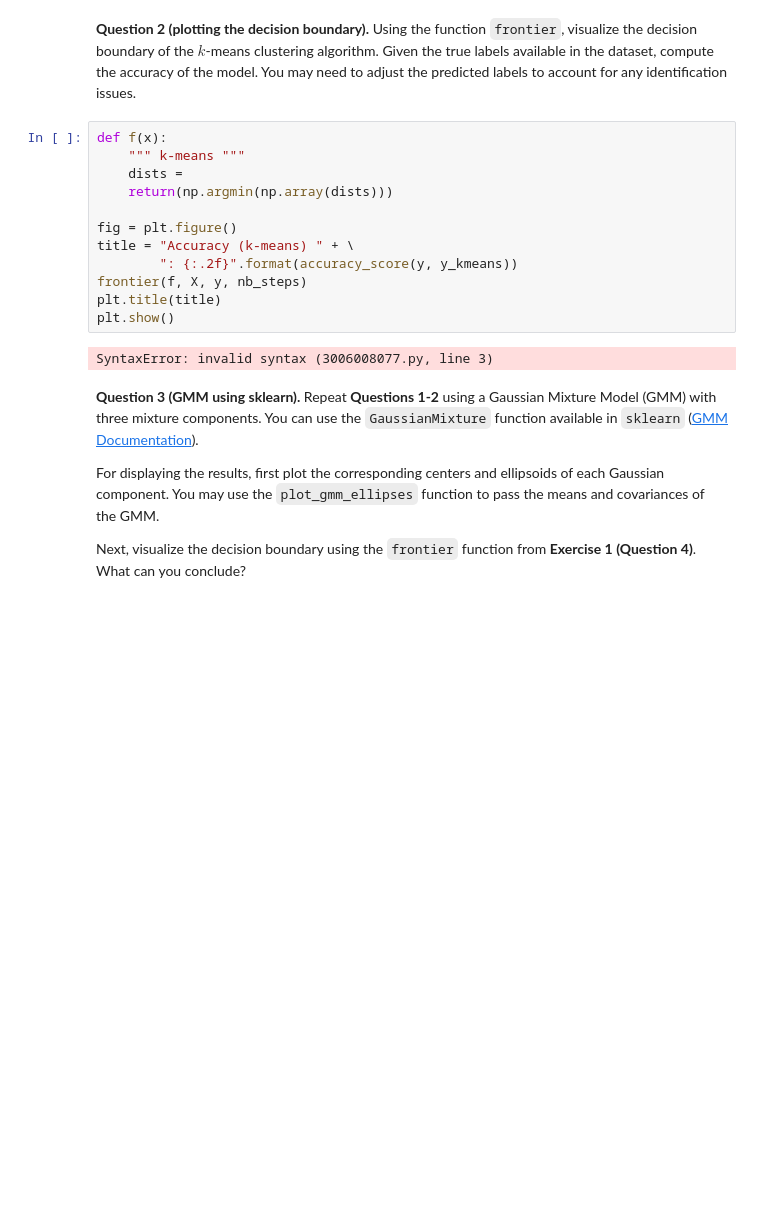
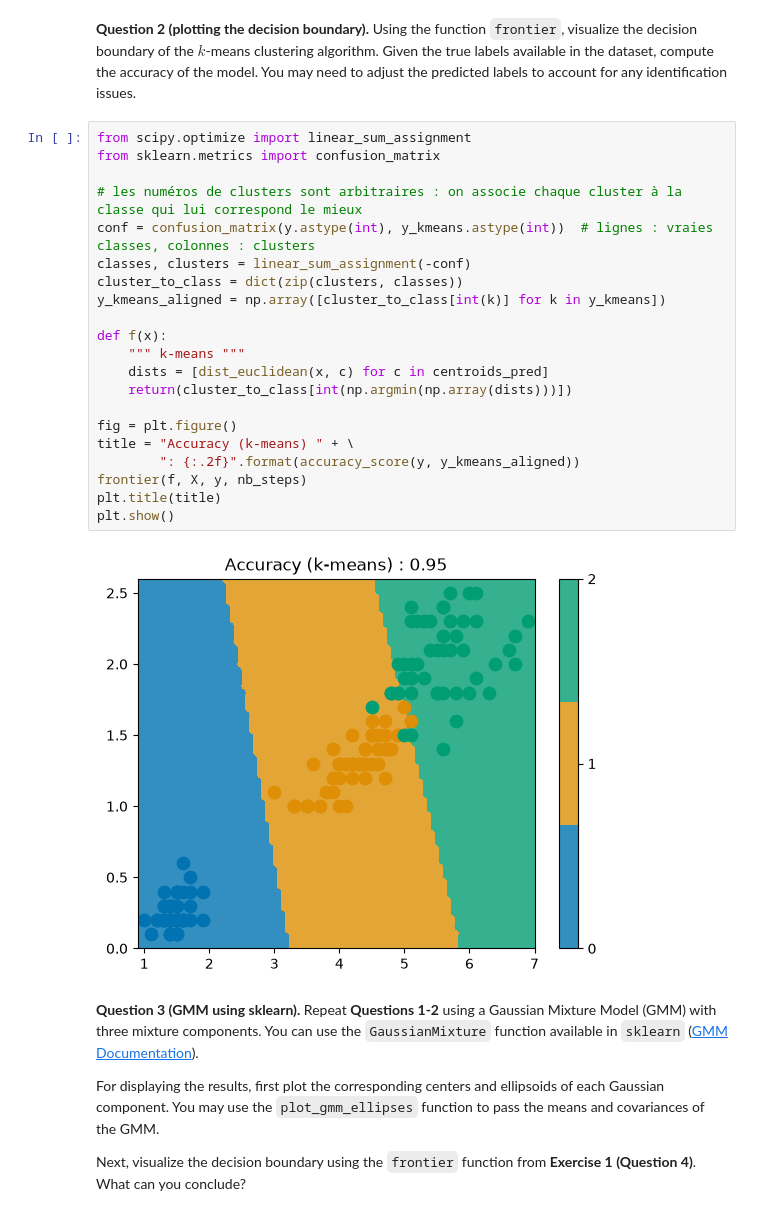
Before and after one commit to axelfrache/do5-frache-paillard-ml-tp2, a Jupyter notebook: TP_classification_clustering.ipynb, the cells around one changed output. Cells and saved outputs as stored; diff of their text form; blank space fills up the shorter version.

```diff
--- a/TP_classification_clustering.ipynb
+++ b/TP_classification_clustering.ipynb
@@ -430,19 +430,28 @@ Avec K = 2, setosa est séparée du reste et versicolor et virginica sont regrou
 # %% [markdown]
 **Question 2 (plotting the decision boundary).** Using the function `frontier`, visualize the decision boundary of the $k$-means clustering algorithm. Given the true labels available in the dataset, compute the accuracy of the model. You may need to adjust the predicted labels to account for any identification issues.
 # %%
+from scipy.optimize import linear_sum_assignment
+from sklearn.metrics import confusion_matrix
+
+# les numéros de clusters sont arbitraires : on associe chaque cluster à la classe qui lui correspond le mieux
+conf = confusion_matrix(y.astype(int), y_kmeans.astype(int))  # lignes : vraies classes, colonnes : clusters
+classes, clusters = linear_sum_assignment(-conf)
+cluster_to_class = dict(zip(clusters, classes))
+y_kmeans_aligned = np.array([cluster_to_class[int(k)] for k in y_kmeans])
+
 def f(x):
     """ k-means """
-    dists =
-    return(np.argmin(np.array(dists)))
+    dists = [dist_euclidean(x, c) for c in centroids_pred]
+    return(cluster_to_class[int(np.argmin(np.array(dists)))])
 
 fig = plt.figure()
 title = "Accuracy (k-means) " + \
-        ": {:.2f}".format(accuracy_score(y, y_kmeans))
+        ": {:.2f}".format(accuracy_score(y, y_kmeans_aligned))
 frontier(f, X, y, nb_steps)
 plt.title(title)
 plt.show()
 # %% [output]
-SyntaxError: invalid syntax (3006008077.py, line 3)
+[figure, added]
 # %% [markdown]
 **Question 3 (GMM using sklearn).** Repeat **Questions 1-2** using a Gaussian Mixture Model (GMM) with three mixture components. You can use the `GaussianMixture` function available in `sklearn` ([GMM Documentation](https://scikit-learn.org/stable/modules/generated/sklearn.mixture.GaussianMixture.html)).
 
```
Also changed, not shown: parts of 1 cell of this notebook.
